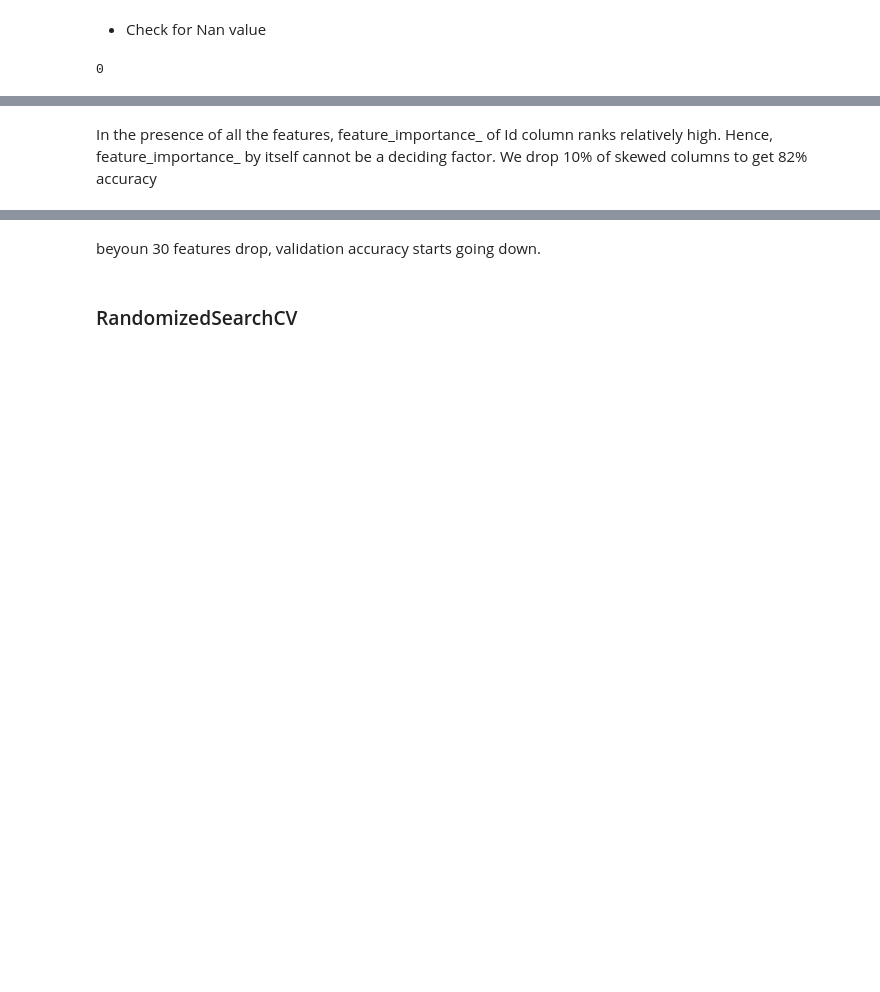
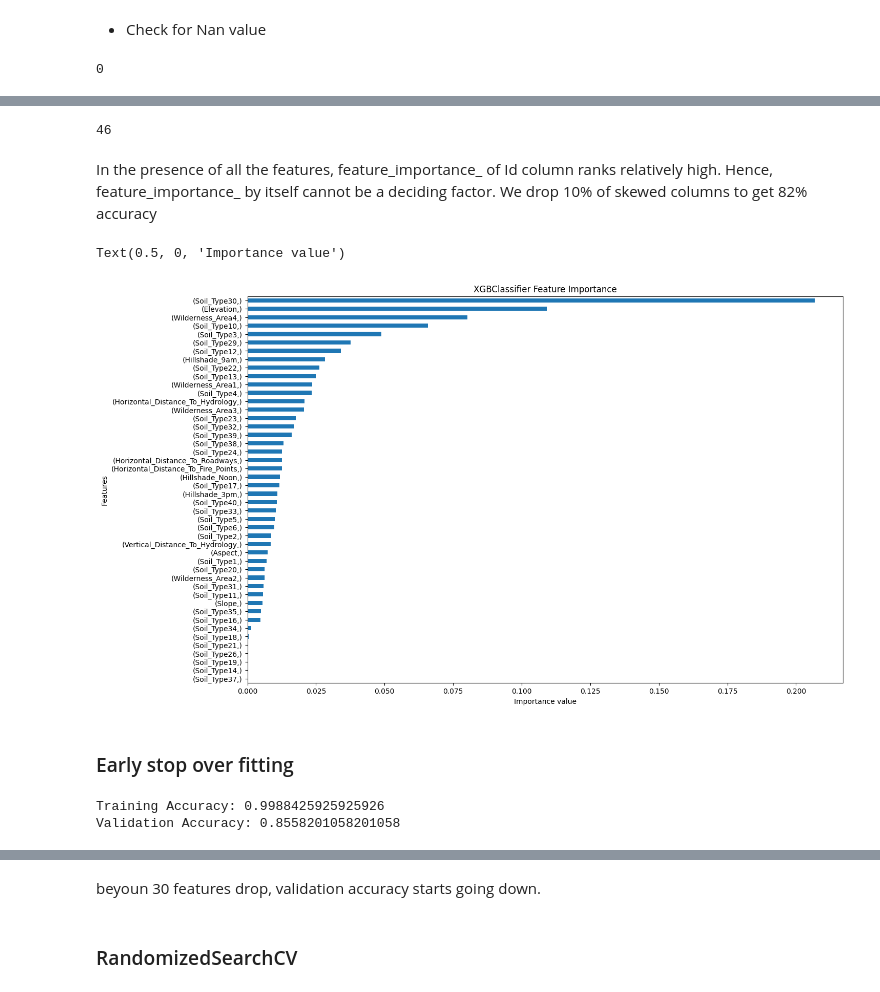
Before and after one commit to skhabiri/DS-Unit-2-Applied-Modeling, a Jupyter notebook: module4-model-interpretation/skhabiri_LS_DS_build2_assignment.ipynb, the cells around one changed output, grey strips where cells are left out. Saved outputs shown, nothing was run; the diff lists cells and outputs as text; code cells hidden in the pictures; blank space fills up the shorter version.

```diff
--- a/module4-model-interpretation/skhabiri_LS_DS_build2_assignment.ipynb
+++ b/module4-model-interpretation/skhabiri_LS_DS_build2_assignment.ipynb
@@ -645,2 +468,57 @@ importances.plot.barh()
+# %%
+len(feat_name[0])
+# %% [output]
+46
 # %% [markdown]
 In the presence of all the features, feature_importance_ of Id column ranks relatively high. Hence, feature_importance_ by itself cannot be a deciding factor. We drop 10% of skewed columns to get 82% accuracy
+# %%
+classsifier_name = clf_name(estimator=estimator, est_dict=est_dict)
+importances = pd.Series(estimator.named_steps[classsifier_name.lower()].feature_importances_, feat_name).sort_values(ascending=True)
+plt.figure(figsize=(15,10))
+ax = importances.plot.barh()
+ax.set_title(f"{classsifier_name} Feature Importance")
+ax.set_ylabel("Features")
+ax.set_xlabel("Importance value")
+# %% [output]
+Text(0.5, 0, 'Importance value')
+[figure, added]
+# %% [markdown]
+### Early stop over fitting
+# %%
+# XGBoost early stop fit
+xform = make_pipeline(
+    FunctionTransformer(wrangle, validate=False),
+    # ce.OrdinalEncoder(),
+)
+
+
+xform.set_params(functiontransformer__kw_args = kwargs_dict)
+
+X_train_xform = xform.fit_transform(X_train)
+X_val_xform = xform.transform(X_val)
+# X_test_xform = xform.transform(X_test)
+
+model = XGBClassifier(
+    n_estimators = 1000,
+    max_depth=8,
+    learning_rate=0.5,
+    num_parallel_tree = 10,
+    n_jobs=-1
+)
+
+#eval_set
+eval_set = [(X_train_xform, y_train), (X_val_xform, y_val)]
+
+model.fit(X_train_xform, y_train,
+          eval_set=eval_set,
+          eval_metric=['merror', 'mlogloss'],
+          early_stopping_rounds=50,
+          verbose=False) # Stop if the score hasn't improved in 50 rounds
+
+print('Training Accuracy:', model.score(X_train_xform, y_train))
+print('Validation Accuracy:', model.score(X_val_xform, y_val))
+
+y_pred = model.predict(X_val_xform)
+# %% [output]
+Training Accuracy: 0.9988425925925926
+Validation Accuracy: 0.8558201058201058
```
Also changed, not shown: parts of 45 cells of this notebook.
